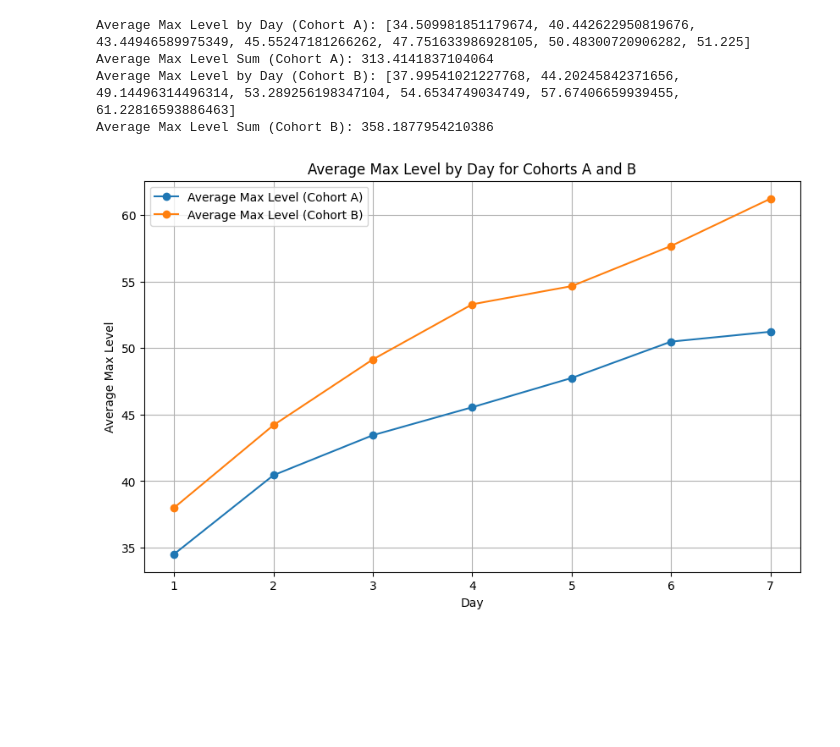
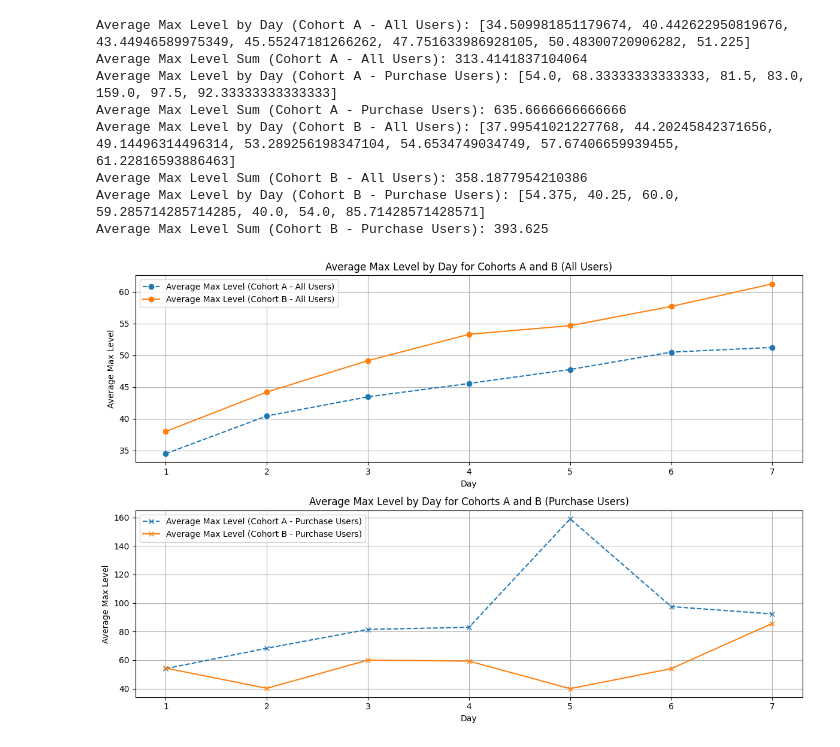
Before and after one commit to prosto-vlad19/A-B_testing_analysis, a Jupyter notebook: activity.ipynb, the cells around one changed output. Drawn from its saved outputs; the diff is of its cells as text; code cells hidden in the pictures; blank space fills up the shorter version.

```diff
--- a/activity.ipynb
+++ b/activity.ipynb
@@ -183,7 +249,6 @@ plt.show()
 # %%
-# 3.1 AVG MaxLevelPassed
 # Функция для вычисления среднего максимального уровня по дням и суммарно
-def calculate_avg_max_level(data):
+def calculate_avg_max_level(data, filter_by_purchase=False):
     avg_max_level_by_day = []
     avg_max_level_sum = 0
 
@@ -191,6 +256,11 @@ def calculate_avg_max_level(data):
         if day == 0:
             continue  # Пропускаем день 0
         day_data = data[data['Retention'] == day]
+
+        # Фильтруем данные, оставляя только пользователей с покупками, если необходимо
+        if filter_by_purchase:
+            day_data = day_data[day_data['CountBuy'] > 0]
+
         avg_max_level = day_data['MaxLevelPassed'].mean()
 
         avg_max_level_by_day.append(avg_max_level)
@@ -198,42 +268,70 @@ def calculate_avg_max_level(data):
 
     return avg_max_level_by_day, avg_max_level_sum
 
-# Вычисляем средний максимальный уровень для когорты A по дням и суммарно
-avg_max_level_A_by_day, avg_max_level_A_sum = calculate_avg_max_level(data_cohort_A)
+# Вычисляем средний максимальный уровень для когорты A по дням и суммарно для всех пользователей и только для пользователей с покупками
+avg_max_level_A_by_day_all, avg_max_level_A_sum_all = calculate_avg_max_level(data_cohort_A)
+avg_max_level_A_by_day_purchase, avg_max_level_A_sum_purchase = calculate_avg_max_level(data_cohort_A, filter_by_purchase=True)
 
-# Вычисляем средний максимальный уровень для когорты B по дням и суммарно
-avg_max_level_B_by_day, avg_max_level_B_sum = calculate_avg_max_level(data_cohort_B)
+# Вычисляем средний максимальный уровень для когорты B по дням и суммарно для всех пользователей и только для пользователей с покупками
+avg_max_level_B_by_day_all, avg_max_level_B_sum_all = calculate_avg_max_level(data_cohort_B)
+avg_max_level_B_by_day_purchase, avg_max_level_B_sum_purchase = calculate_avg_max_level(data_cohort_B, filter_by_purchase=True)
 
 # Вывод результатов
-print("Average Max Level by Day (Cohort A):", avg_max_level_A_by_day)
-print("Average Max Level Sum (Cohort A):", avg_max_level_A_sum)
+print("Average Max Level by Day (Cohort A - All Users):", avg_max_level_A_by_day_all)
+print("Average Max Level Sum (Cohort A - All Users):", avg_max_level_A_sum_all)
 
-print("Average Max Level by Day (Cohort B):", avg_max_level_B_by_day)
-print("Average Max Level Sum (Cohort B):", avg_max_level_B_sum)
+print("Average Max Level by Day (Cohort A - Purchase Users):", avg_max_level_A_by_day_purchase)
+print("Average Max Level Sum (Cohort A - Purchase Users):", avg_max_level_A_sum_purchase)
+
+print("Average Max Level by Day (Cohort B - All Users):", avg_max_level_B_by_day_all)
+print("Average Max Level Sum (Cohort B - All Users):", avg_max_level_B_sum_all)
+
+print("Average Max Level by Day (Cohort B - Purchase Users):", avg_max_level_B_by_day_purchase)
+print("Average Max Level Sum (Cohort B - Purchase Users):", avg_max_level_B_sum_purchase)
 # %% [output]
-Average Max Level by Day (Cohort A): [34.509981851179674, 40.442622950819676, 43.44946589975349, 45.55247181266262, 47.751633986928105, 50.48300720906282, 51.225]
-Average Max Level Sum (Cohort A): 313.4141837104064
-Average Max Level by Day (Cohort B): [37.99541021227768, 44.20245842371656, 49.14496314496314, 53.289256198347104, 54.6534749034749, 57.67406659939455, 61.22816593886463]
-Average Max Level Sum (Cohort B): 358.1877954210386
+Average Max Level by Day (Cohort A - All Users): [34.509981851179674, 40.442622950819676, 43.44946589975349, 45.55247181266262, 47.751633986928105, 50.48300720906282, 51.225]
+Average Max Level Sum (Cohort A - All Users): 313.4141837104064
+Average Max Level by Day (Cohort A - Purchase Users): [54.0, 68.33333333333333, 81.5, 83.0, 159.0, 97.5, 92.33333333333333]
+Average Max Level Sum (Cohort A - Purchase Users): 635.6666666666666
+Average Max Level by Day (Cohort B - All Users): [37.99541021227768, 44.20245842371656, 49.14496314496314, 53.289256198347104, 54.6534749034749, 57.67406659939455, 61.22816593886463]
+Average Max Level Sum (Cohort B - All Users): 358.1877954210386
+Average Max Level by Day (Cohort B - Purchase Users): [54.375, 40.25, 60.0, 59.285714285714285, 40.0, 54.0, 85.71428571428571]
+Average Max Level Sum (Cohort B - Purchase Users): 393.625
 # %%
 # 3.2 AVG MaxLevelPassed by day graph
-# Строим графики изменения среднего максимального уровня по дням для когорт A и B
-plt.figure(figsize=(10, 6))
+# Строим графики изменения среднего максимального уровня по дням для когорт A и B для всех пользователей и пользователей с покупками
+
+plt.figure(figsize=(12, 8))
 days = range(1, 8)
 
-plt.plot(days, avg_max_level_A_by_day, label='Average Max Level (Cohort A)', marker='o')
-plt.plot(days, avg_max_level_B_by_day, label='Average Max Level (Cohort B)', marker='o')
+# Графики для всех пользователей
+plt.subplot(211)
+plt.plot(days, avg_max_level_A_by_day_all, label='Average Max Level (Cohort A - All Users)',linestyle='--', marker='o')
+plt.plot(days, avg_max_level_B_by_day_all, label='Average Max Level (Cohort B - All Users)', marker='o')
 
-plt.title('Average Max Level by Day for Cohorts A and B')
+plt.title('Average Max Level by Day for Cohorts A and B (All Users)')
 plt.xlabel('Day')
 plt.ylabel('Average Max Level')
 plt.legend()
 plt.grid(True)
 
-# Отображение графика
+# Графики для пользователей с покупками
+plt.subplot(212)
+plt.plot(days, avg_max_level_A_by_day_purchase, label='Average Max Level (Cohort A - Purchase Users)', linestyle='--', marker='x')
+plt.plot(days, avg_max_level_B_by_day_purchase, label='Average Max Level (Cohort B - Purchase Users)',  marker='x')
+
+plt.title('Average Max Level by Day for Cohorts A and B (Purchase Users)')
+plt.xlabel('Day')
+plt.ylabel('Average Max Level')
+plt.legend()
+plt.grid(True)
+
+plt.tight_layout()
+
+# Отображение графиков
 plt.show()
 # %% [output]
-[figure, old version]
+[figure, new version]
 # %%
 # 3.2 AVG MaxLevelPassed sum graph
 # Строим гистограмму сравнения суммарных результатов для когорт A и B
```
Also changed, not shown: parts of 7 cells of this notebook.
